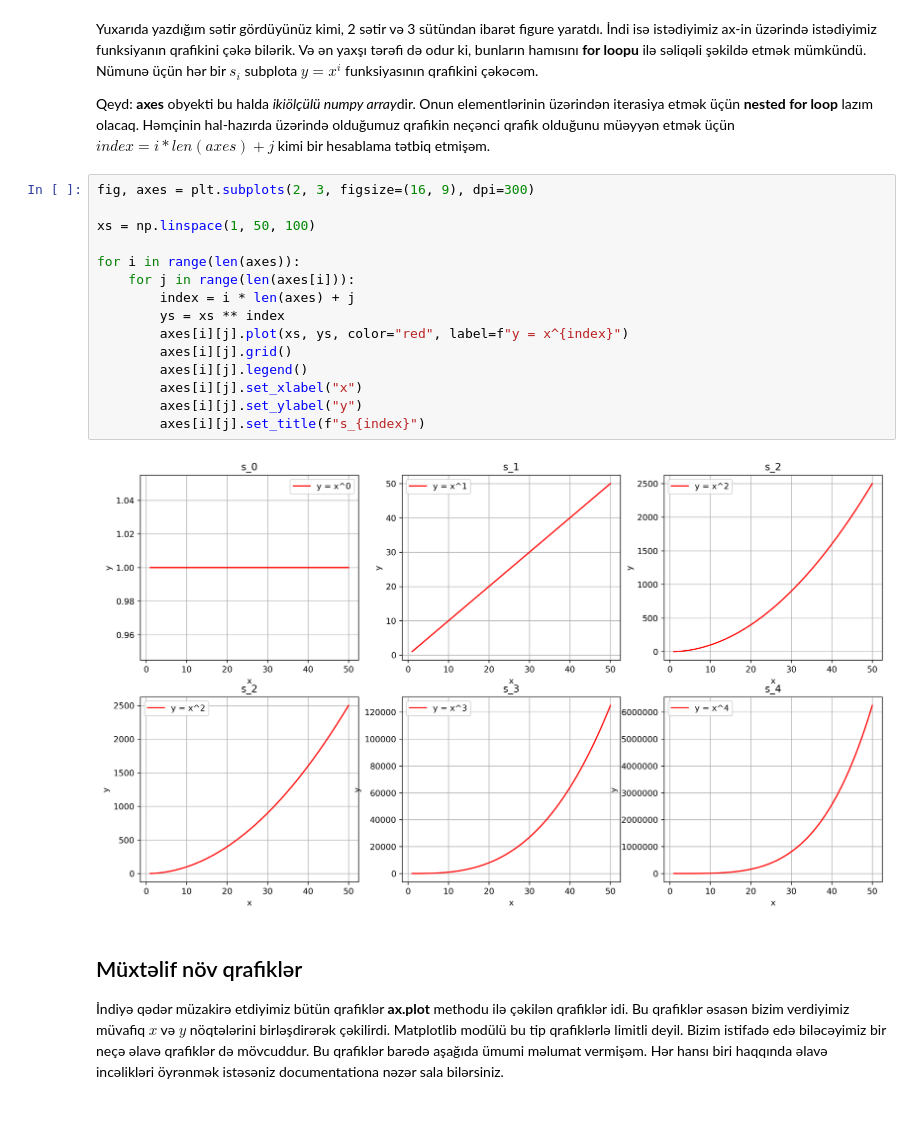
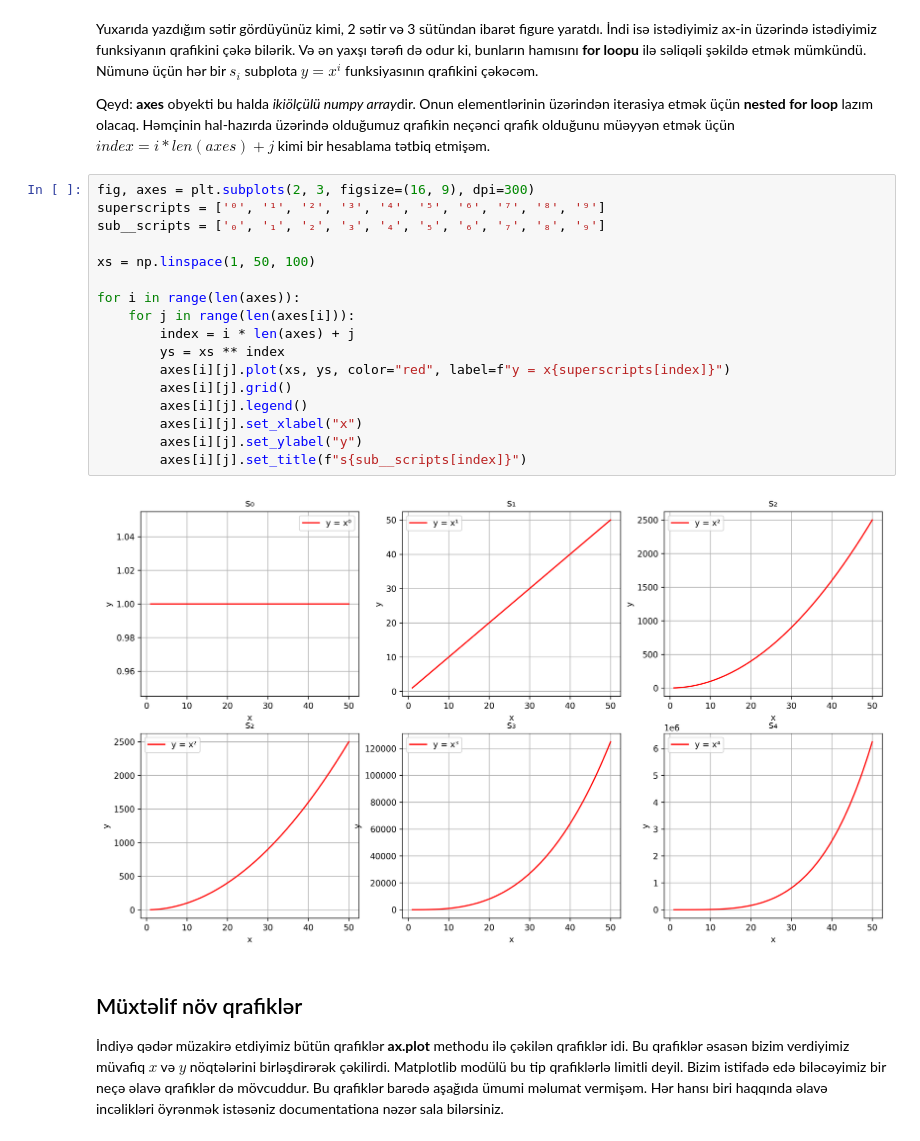
Before and after one commit to hseysen/python, a Jupyter notebook: modullar/matplotlib/Matplotlib.ipynb, the cells around one changed output. Cells and saved outputs as stored; diff of their text form; blank space fills up the shorter version.

Commit message:
made subscripts and superscripts look nicer

```diff
--- a/modullar/matplotlib/Matplotlib.ipynb
+++ b/modullar/matplotlib/Matplotlib.ipynb
@@ -225,21 +225,23 @@ Yuxarıda yazdığım sətir gördüyünüz kimi, 2 sətir və 3 sütündan ibar
 Qeyd: **axes** obyekti bu halda *ikiölçülü numpy array*dir. Onun elementlərinin üzərindən iterasiya etmək üçün **nested for loop** lazım olacaq. Həmçinin hal-hazırda üzərində olduğumuz qrafikin neçənci qrafik olduğunu müəyyən etmək üçün $ index = i * len(axes) + j $ kimi bir hesablama tətbiq etmişəm.
 # %%
 fig, axes = plt.subplots(2, 3, figsize=(16, 9), dpi=300)
+superscripts = ['⁰', '¹', '²', '³', '⁴', '⁵', '⁶', '⁷', '⁸', '⁹']
+sub__scripts = ['₀', '₁', '₂', '₃', '₄', '₅', '₆', '₇', '₈', '₉']
 
 xs = np.linspace(1, 50, 100)
 
 for i in range(len(axes)):
     for j in range(len(axes[i])):
         index = i * len(axes) + j
         ys = xs ** index
-        axes[i][j].plot(xs, ys, color="red", label=f"y = x^{index}")
+        axes[i][j].plot(xs, ys, color="red", label=f"y = x{superscripts[index]}")
         axes[i][j].grid()
         axes[i][j].legend()
         axes[i][j].set_xlabel("x")
         axes[i][j].set_ylabel("y")
-        axes[i][j].set_title(f"s_{index}")
+        axes[i][j].set_title(f"s{sub__scripts[index]}")
 # %% [output]
-[figure, old version]
+[figure, new version]
 # %% [markdown]
 ## Müxtəlif növ qrafiklər
 
```
Also changed, not shown: parts of 7 cells of this notebook.
